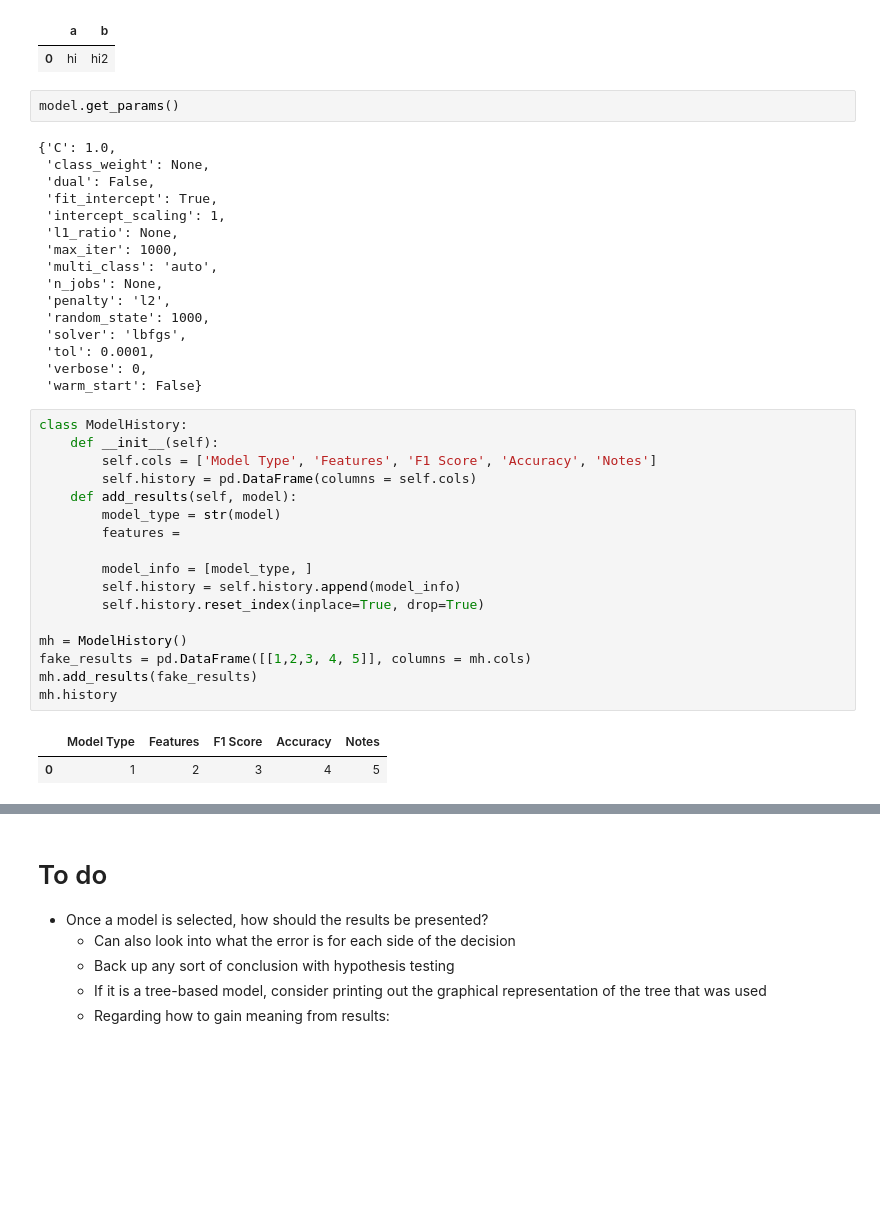
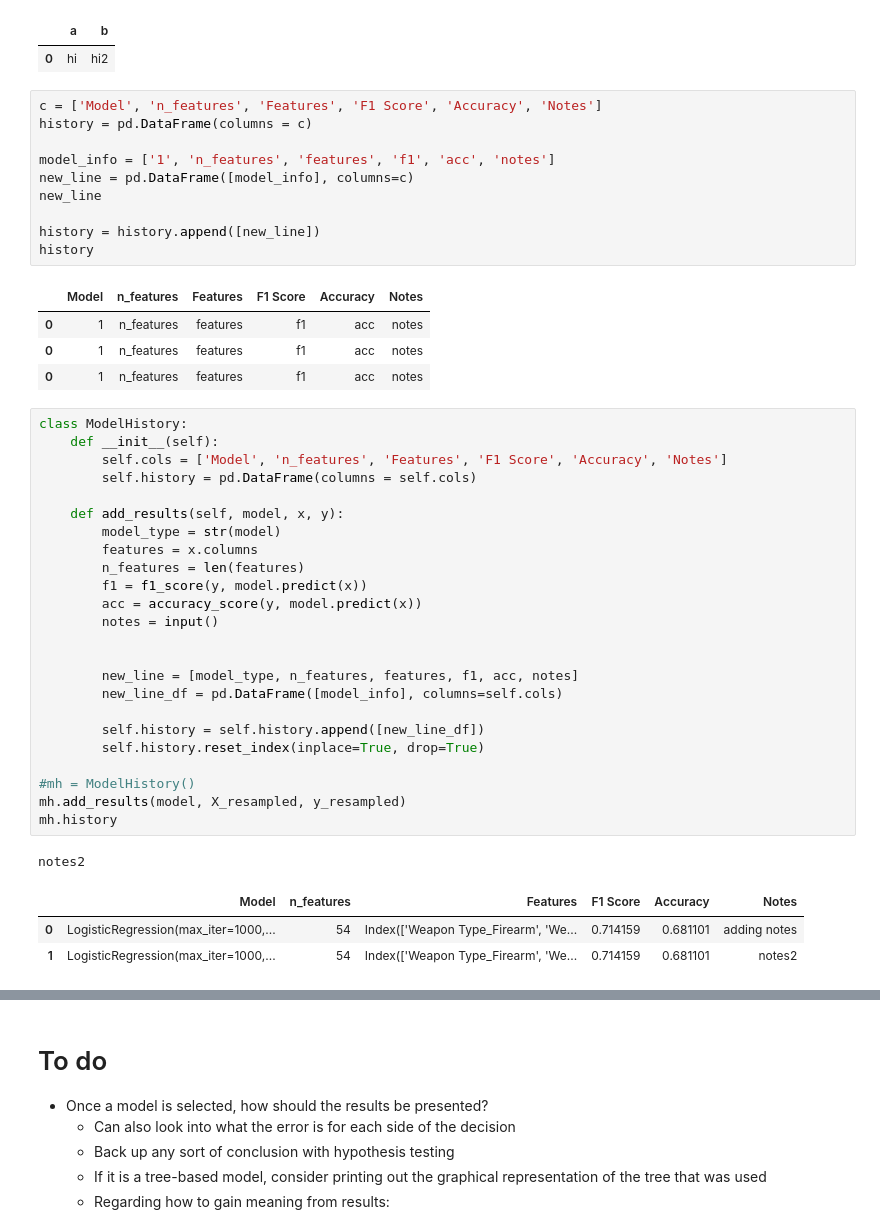
Before and after one commit to sethnlewis/Policing-Bias, a Jupyter notebook: analysis/EDA.ipynb, the cells around one changed output, grey strips where cells are left out. Drawn from its saved outputs; the diff is of its cells as text; blank space fills up the shorter version.

Commit message:
Successfully completed implementation of ModelHistory class to track model progress given various input changes

```diff
--- a/analysis/EDA.ipynb
+++ b/analysis/EDA.ipynb
@@ -539,41 +539,47 @@ a.append(b)
 |  | a | b |
 | 0 | hi | hi2 |
 # %%
-model.get_params()
+c = ['Model', 'n_features', 'Features', 'F1 Score', 'Accuracy', 'Notes']
+history = pd.DataFrame(columns = c)
+
+model_info = ['1', 'n_features', 'features', 'f1', 'acc', 'notes']
+new_line = pd.DataFrame([model_info], columns=c)
+new_line
+
+history = history.append([new_line])
+history
 # %% [output]
-{'C': 1.0,
- 'class_weight': None,
- 'dual': False,
- 'fit_intercept': True,
- 'intercept_scaling': 1,
- 'l1_ratio': None,
- 'max_iter': 1000,
- 'multi_class': 'auto',
- 'n_jobs': None,
- 'penalty': 'l2',
- 'random_state': 1000,
- 'solver': 'lbfgs',
- 'tol': 0.0001,
- 'verbose': 0,
- 'warm_start': False}
+|  | Model | n_features | Features | F1 Score | Accuracy | Notes |
+| 0 | 1 | n_features | features | f1 | acc | notes |
+| 0 | 1 | n_features | features | f1 | acc | notes |
+| 0 | 1 | n_features | features | f1 | acc | notes |
 # %%
 class ModelHistory:
     def __init__(self):
-        self.cols = ['Model Type', 'Features', 'F1 Score', 'Accuracy', 'Notes']
+        self.cols = ['Model', 'n_features', 'Features', 'F1 Score', 'Accuracy', 'Notes']
         self.history = pd.DataFrame(columns = self.cols)
-    def add_results(self, model):
+
+    def add_results(self, model, x, y):
         model_type = str(model)
-        features =
+        features = x.columns
+        n_features = len(features)
+        f1 = f1_score(y, model.predict(x))
+        acc = accuracy_score(y, model.predict(x))
+        notes = input()
 
-        model_info = [model_type, ]
-        self.history = self.history.append(model_info)
+
+        new_line = [model_type, n_features, features, f1, acc, notes]
+        new_line_df = pd.DataFrame([model_info], columns=self.cols)
+
+        self.history = self.history.append([new_line_df])
         self.history.reset_index(inplace=True, drop=True)
 
-mh = ModelHistory()
-fake_results = pd.DataFrame([[1,2,3, 4, 5]], columns = mh.cols)
-mh.add_results(fake_results)
+#mh = ModelHistory()
+mh.add_results(model, X_resampled, y_resampled)
 mh.history
 # %% [output]
+notes2
-|  | Model Type | Features | F1 Score | Accuracy | Notes |
-| 0 | 1 | 2 | 3 | 4 | 5 |
+|  | Model | n_features | Features | F1 Score | Accuracy | Notes |
+| 0 | LogisticRegression(max_iter=1000,... | 54 | Index(['Weapon Type_Firearm', 'We... | 0.714159 | 0.681101 | adding notes |
+| 1 | LogisticRegression(max_iter=1000,... | 54 | Index(['Weapon Type_Firearm', 'We... | 0.714159 | 0.681101 | notes2 |
 # %%
```
Also changed, not shown: parts of 3 cells of this notebook, 2 other files.
